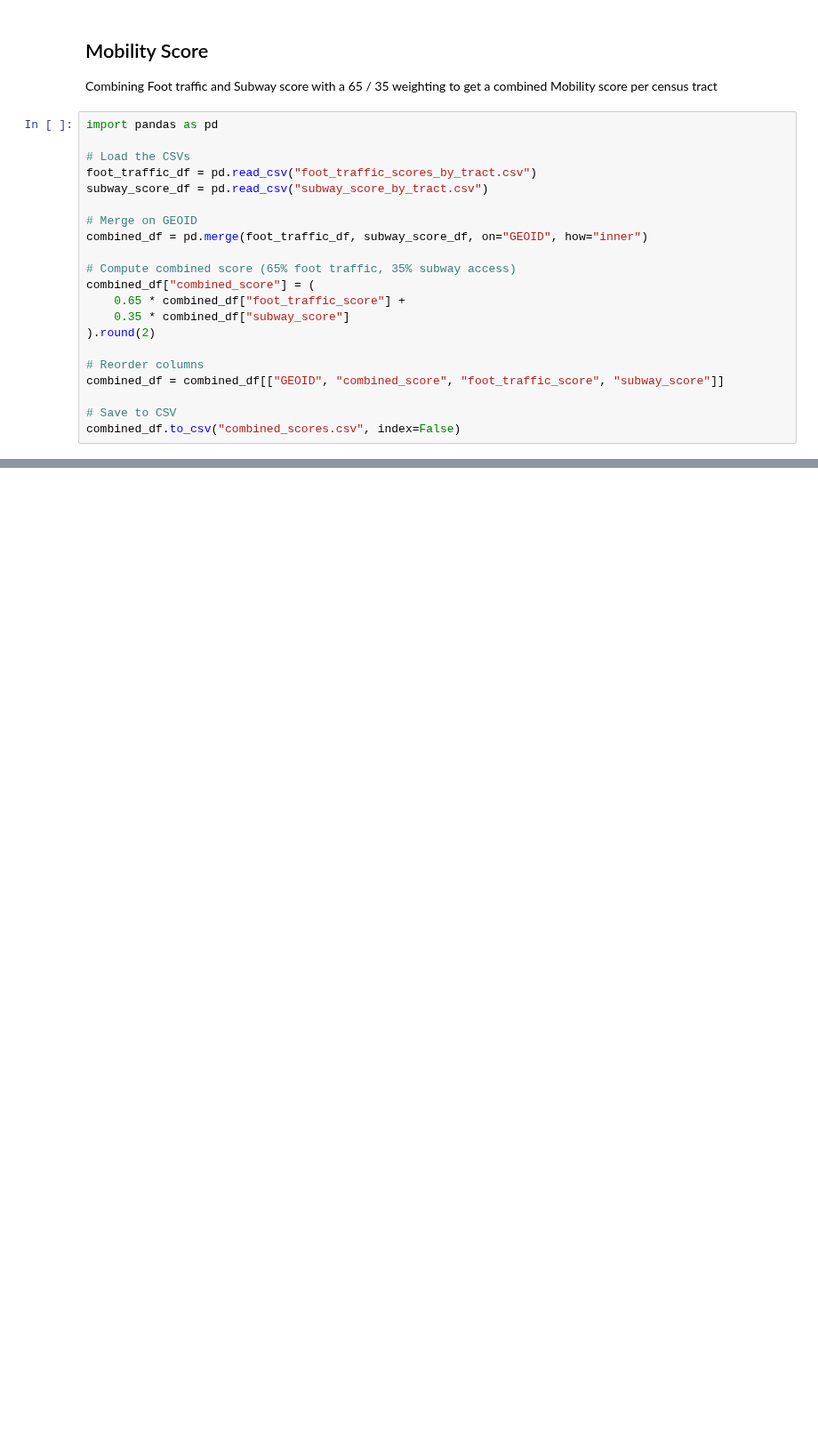
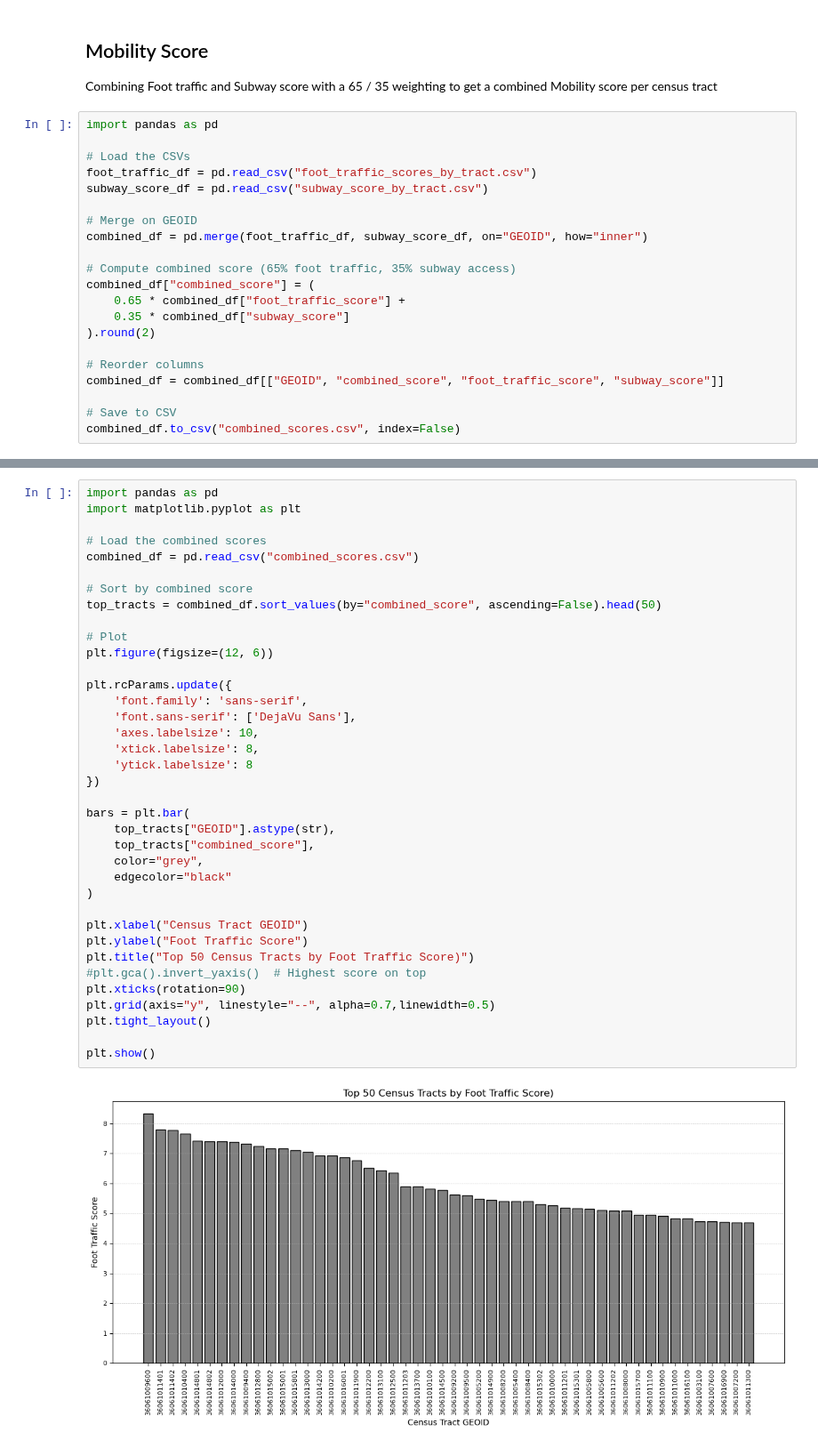
Before and after one commit to bigburko/nyc-busyness, a Jupyter notebook: etl/foot_traffic_score/3-combined_foot_traffic_score.ipynb, the cells around one changed output, grey strips where cells are left out. Shown at 89% size. Cells and saved outputs as stored; diff of their text form; blank space fills up the shorter version.

Commit message:
update README and added plot

```diff
--- a/etl/foot_traffic_score/3-combined_foot_traffic_score.ipynb
+++ b/etl/foot_traffic_score/3-combined_foot_traffic_score.ipynb
@@ -53,0 +54,39 @@ plt.show()
+# %%
+import pandas as pd
+import matplotlib.pyplot as plt
+
+# Load the combined scores
+combined_df = pd.read_csv("combined_scores.csv")
+
+# Sort by combined score
+top_tracts = combined_df.sort_values(by="combined_score", ascending=False).head(50)
+
+# Plot
+plt.figure(figsize=(12, 6))
+
+plt.rcParams.update({
+    'font.family': 'sans-serif',
+    'font.sans-serif': ['DejaVu Sans'],
+    'axes.labelsize': 10,
+    'xtick.labelsize': 8,
+    'ytick.labelsize': 8
+})
+
+bars = plt.bar(
+    top_tracts["GEOID"].astype(str),
+    top_tracts["combined_score"],
+    color="grey",
+    edgecolor="black"
+)
+
+plt.xlabel("Census Tract GEOID")
+plt.ylabel("Foot Traffic Score")
+plt.title("Top 50 Census Tracts by Foot Traffic Score)")
+#plt.gca().invert_yaxis()  # Highest score on top
+plt.xticks(rotation=90)
+plt.grid(axis="y", linestyle="--", alpha=0.7,linewidth=0.5)
+plt.tight_layout()
+
+plt.show()
+# %% [output]
+[figure, added]
```
Also changed, not shown: parts of 1 cell of this notebook, 1 other file.
